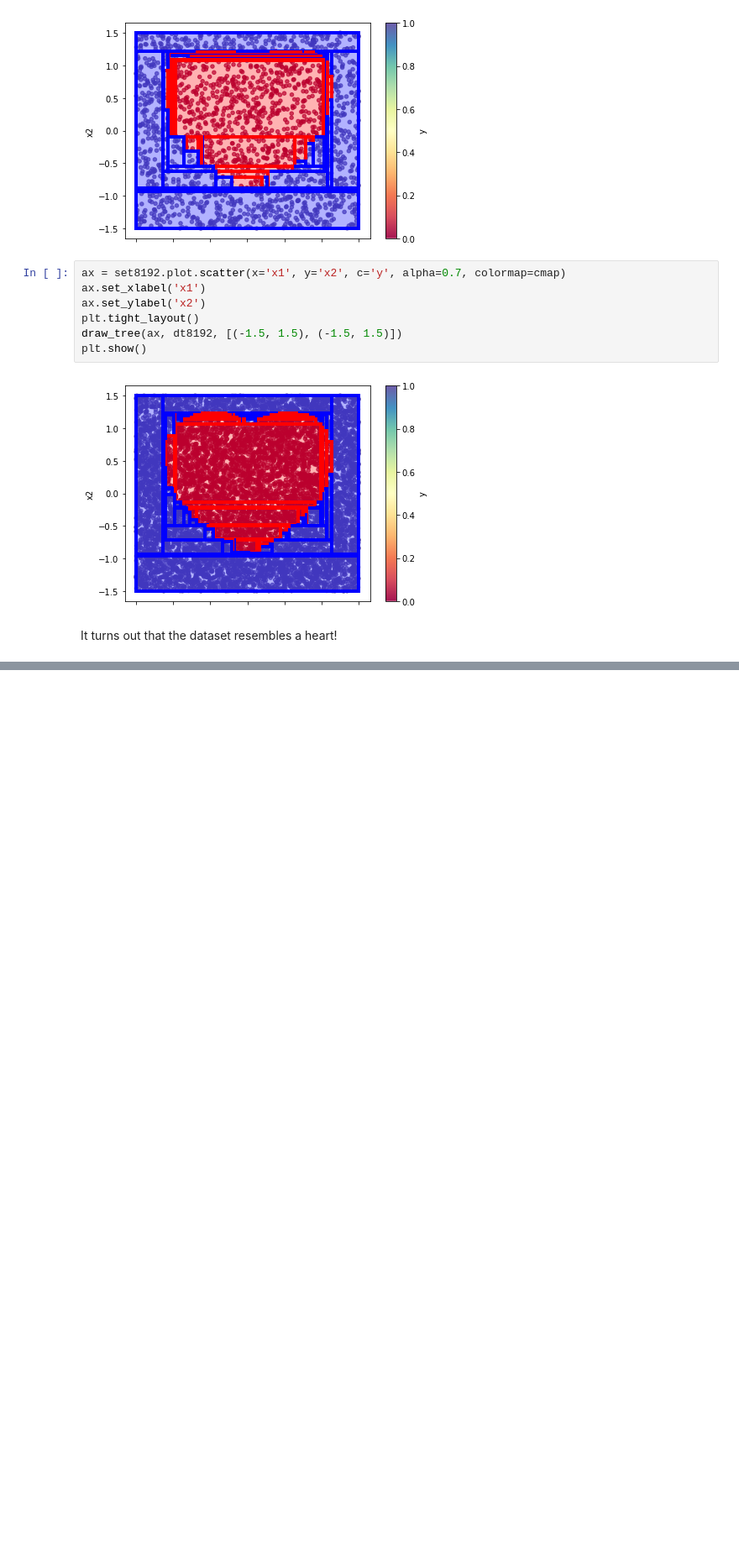
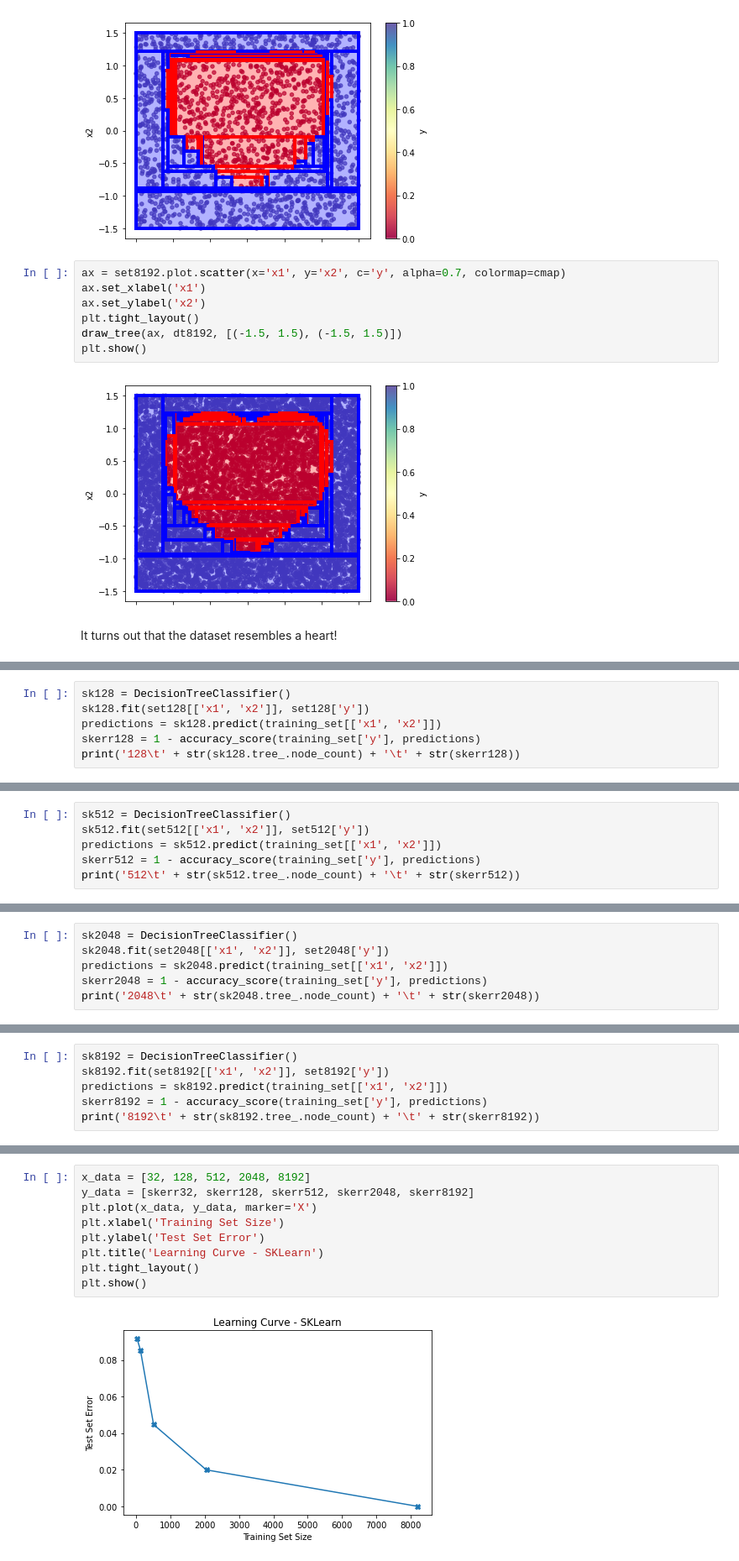
Before and after one commit to Nick-Boddy/CS760-HW2-DecisionTree, a Jupyter notebook: decisiontree.ipynb, the cells around one changed output, grey strips where cells are left out. Shown: that part at 84% size. Drawn from its saved outputs; the diff is of its cells as text; blank space fills up the shorter version.

```diff
--- a/decisiontree.ipynb
+++ b/decisiontree.ipynb
@@ -517,0 +535,6 @@ It turns out that the dataset resembles a heart!
+# %%
+sk128 = DecisionTreeClassifier()
+sk128.fit(set128[['x1', 'x2']], set128['y'])
+predictions = sk128.predict(training_set[['x1', 'x2']])
+skerr128 = 1 - accuracy_score(training_set['y'], predictions)
+print('128\t' + str(sk128.tree_.node_count) + '\t' + str(skerr128))
@@ -517,0 +543,6 @@ It turns out that the dataset resembles a heart!
+# %%
+sk512 = DecisionTreeClassifier()
+sk512.fit(set512[['x1', 'x2']], set512['y'])
+predictions = sk512.predict(training_set[['x1', 'x2']])
+skerr512 = 1 - accuracy_score(training_set['y'], predictions)
+print('512\t' + str(sk512.tree_.node_count) + '\t' + str(skerr512))
@@ -517,0 +551,6 @@ It turns out that the dataset resembles a heart!
+# %%
+sk2048 = DecisionTreeClassifier()
+sk2048.fit(set2048[['x1', 'x2']], set2048['y'])
+predictions = sk2048.predict(training_set[['x1', 'x2']])
+skerr2048 = 1 - accuracy_score(training_set['y'], predictions)
+print('2048\t' + str(sk2048.tree_.node_count) + '\t' + str(skerr2048))
@@ -517,0 +559,6 @@ It turns out that the dataset resembles a heart!
+# %%
+sk8192 = DecisionTreeClassifier()
+sk8192.fit(set8192[['x1', 'x2']], set8192['y'])
+predictions = sk8192.predict(training_set[['x1', 'x2']])
+skerr8192 = 1 - accuracy_score(training_set['y'], predictions)
+print('8192\t' + str(sk8192.tree_.node_count) + '\t' + str(skerr8192))
@@ -517,0 +580,11 @@ It turns out that the dataset resembles a heart!
+# %%
+x_data = [32, 128, 512, 2048, 8192]
+y_data = [skerr32, skerr128, skerr512, skerr2048, skerr8192]
+plt.plot(x_data, y_data, marker='X')
+plt.xlabel('Training Set Size')
+plt.ylabel('Test Set Error')
+plt.title('Learning Curve - SKLearn')
+plt.tight_layout()
+plt.show()
+# %% [output]
+[figure, added]
```
Also changed, not shown: parts of 18 cells of this notebook.
